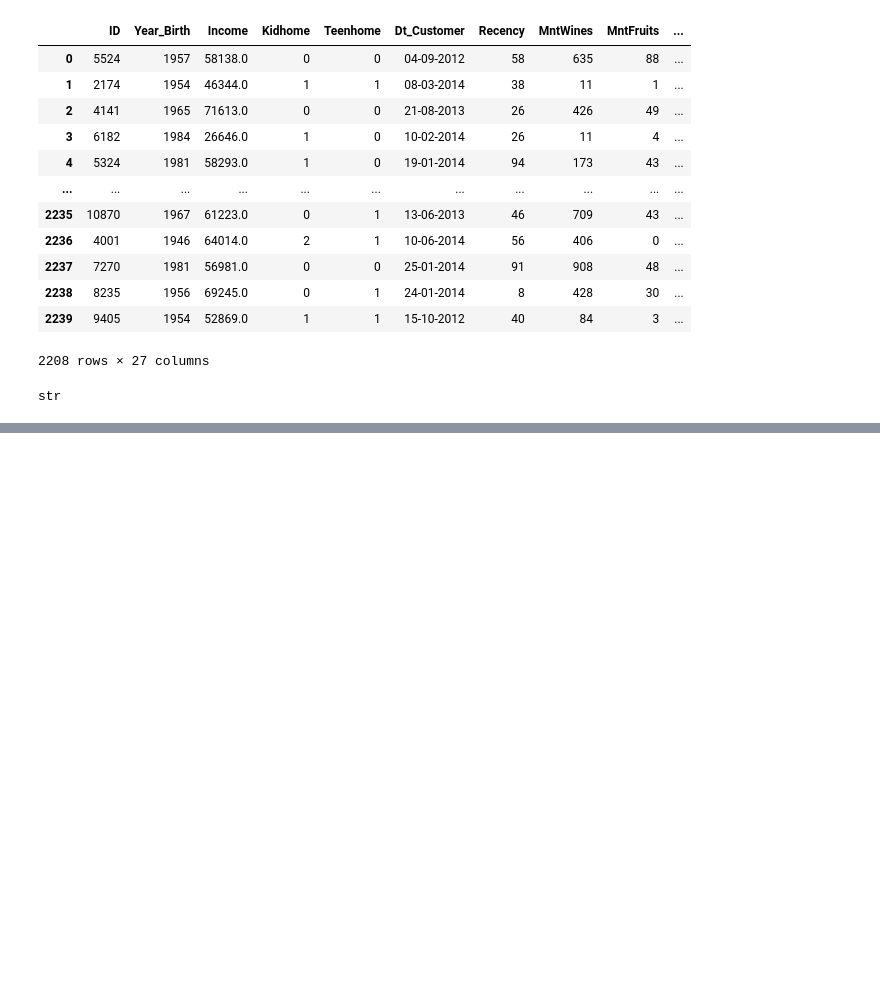
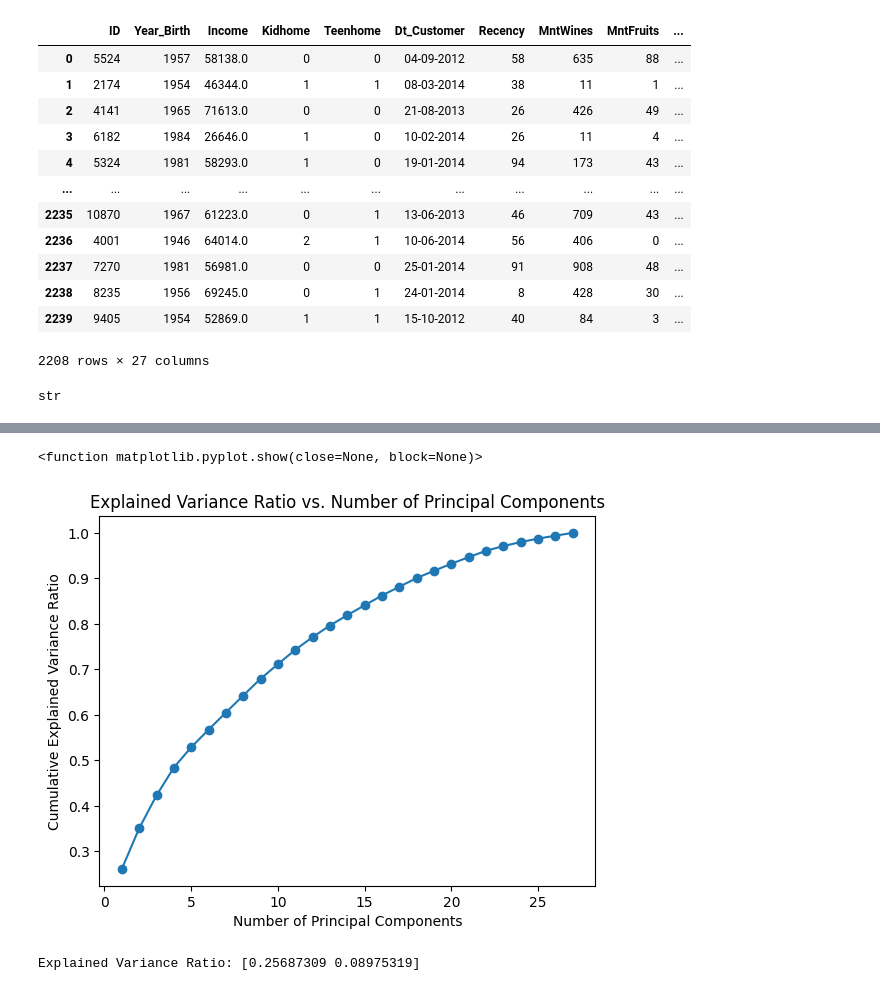
Before and after one commit to Swalke20/DLS_Project, a Jupyter notebook: 4. Customer Segmentation Project/Customer_segmentation_project.ipynb, the cells around one changed output, grey strips where cells are left out. Cells and saved outputs as stored; diff of their text form; code cells hidden in the pictures; blank space fills up the shorter version.

Commit message:
2d PCA diagram

```diff
--- a/4. Customer Segmentation Project/Customer_segmentation_project.ipynb
+++ b/4. Customer Segmentation Project/Customer_segmentation_project.ipynb
@@ -359,3 +369,7 @@ df['Dt_Customer']= pd.to_datetime(df['Dt_Customer'], format='%d-%m-%Y' )
+# %%
+df['Days_since'] = (df['Dt_Customer']-first_cust_date).dt.days
+# %%
+df.drop('Dt_Customer', axis=1, inplace=True)
 # %%
 df.info()
 # %% [output]
@@ -378,0 +413,5 @@ memory usage: 530.3 KB
+# %%
+#Using minmax scaler on all columns but ID
+scale_columns = list(df)
+scale_columns = scale_columns[1:]
+scale_columns
@@ -378,0 +457,5 @@ memory usage: 530.3 KB
+# %%
+stan_scaler = StandardScaler()
+stan_scaled_values = stan_scaler.fit_transform(df[scale_columns])
+stan_scaled_df = pd.DataFrame(stan_scaled_values, columns=scale_columns)
+#stan_scaled_df['ID']= df['ID']
@@ -378,0 +478,26 @@ memory usage: 530.3 KB
+# %%
+pca = PCA()
+stan_pca = pca.fit_transform(stan_scaled_df)
+
+# Plot Explained Variance Ratio
+explained_var_ratio = pca.explained_variance_ratio_
+cumulative_var_ratio = np.cumsum(explained_var_ratio)
+
+plt.plot(range(1, len(cumulative_var_ratio) + 1), cumulative_var_ratio, marker='o')
+plt.xlabel('Number of Principal Components')
+plt.ylabel('Cumulative Explained Variance Ratio')
+plt.title('Explained Variance Ratio vs. Number of Principal Components')
+plt.show
+# %% [output]
+<function matplotlib.pyplot.show(close=None, block=None)>
+[figure, added]
+# %%
+# Step 2: Apply PCA
+pca = PCA(n_components=2)  # Specify the desired number of components
+stan_pca = pca.fit_transform(stan_scaled_df)
+
+# Step 3: Determine the Number of Principal Components
+explained_variance_ratio = pca.explained_variance_ratio_
+print("Explained Variance Ratio:", explained_variance_ratio)
+# %% [output]
+Explained Variance Ratio: [0.25687309 0.08975319]
```
Also changed, not shown: parts of 16 cells of this notebook.
